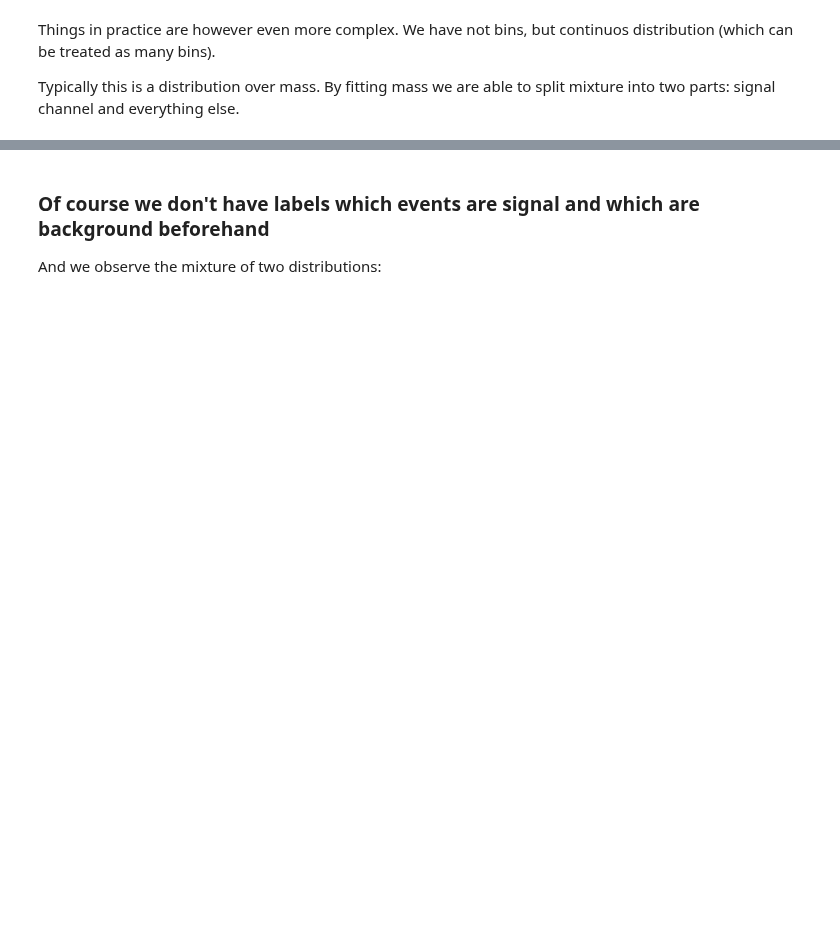
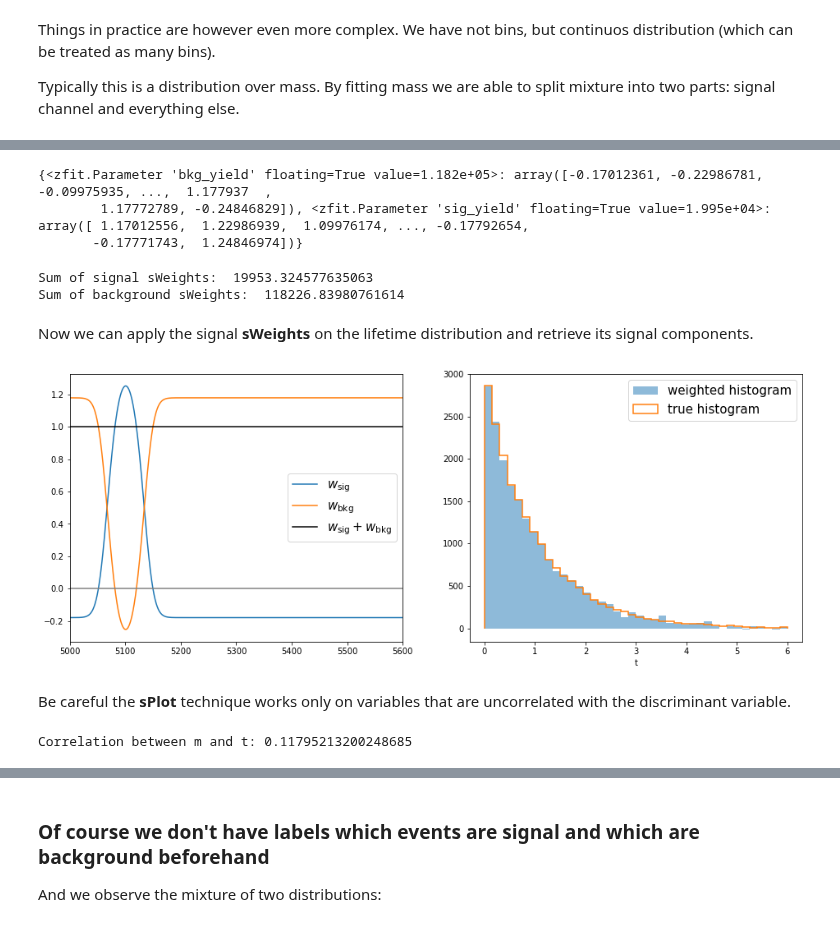
Before and after one commit to hsf-training/analysis-essentials, a Jupyter notebook: advanced-python/60sPlot.ipynb, the cells around one changed output, grey strips where cells are left out. Cells and saved outputs as stored; diff of their text form; code cells hidden in the pictures; blank space fills up the shorter version.

```diff
--- a/advanced-python/60sPlot.ipynb
+++ b/advanced-python/60sPlot.ipynb
@@ -118,0 +142,5 @@ Typically this is a distribution over mass. By fitting mass we are able to split
+# %%
+mu = zfit.Parameter('mu', 2790, 5100, 5400)
+sigma = zfit.Parameter('sigma', 20, 1, 200)
+
+lambd = zfit.Parameter('lambda', -0.002, -0.01, 0.0001)
@@ -118,0 +280,44 @@ Typically this is a distribution over mass. By fitting mass we are able to split
+# %%
+from hepstats.splot import compute_sweights
+
+weights = compute_sweights(model, data_sw)
+
+print(weights)
+# %% [output]
+{<zfit.Parameter 'bkg_yield' floating=True value=1.182e+05>: array([-0.17012361, -0.22986781, -0.09975935, ...,  1.177937  ,
+        1.17772789, -0.24846829]), <zfit.Parameter 'sig_yield' floating=True value=1.995e+04>: array([ 1.17012556,  1.22986939,  1.09976174, ..., -0.17792654,
+       -0.17771743,  1.24846974])}
+# %%
+print("Sum of signal sWeights: ", np.sum(weights[sig_yield]))
+print("Sum of background sWeights: ", np.sum(weights[bkg_yield]))
+# %% [output]
+Sum of signal sWeights:  19953.324577635063
+Sum of background sWeights:  118226.83980761614
+# %% [markdown]
+Now we can apply the signal **sWeights** on the lifetime distribution and retrieve its signal components.
+# %%
+fig, axs = plt.subplots(1, 2, figsize=(16, 6))
+nbins = 40
+
+sorter = np_m_sw.argsort()
+
+axs[0].plot(np_m_sw[sorter], weights[sig_yield][sorter], label="$w_\\mathrm{sig}$")
+axs[0].plot(np_m_sw[sorter], weights[bkg_yield][sorter], label="$w_\\mathrm{bkg}$")
+axs[0].plot(np_m_sw[sorter], weights[sig_yield][sorter] + weights[bkg_yield][sorter],
+            "-k", label="$w_\\mathrm{sig} + w_\\mathrm{bkg}$")
+axs[0].axhline(0, color="0.5")
+axs[0].legend(fontsize=15)
+axs[0].set_xlim(5000, 5600)
+
+axs[1].hist(np_t_sw, bins=nbins, range=(0, 6), weights=weights[sig_yield], label="weighted histogram", alpha=.5)
+axs[1].hist(np_sig_t_sw, bins=nbins, range=(0, 6), histtype="step", label="true histogram", lw=1.5)
+axs[1].set_xlabel("t")
+axs[1].legend(fontsize=15);
+# %% [output]
+[figure, added]
+# %% [markdown]
+Be careful the **sPlot** technique works only on variables that are uncorrelated with the discriminant variable.
+# %%
+print(f"Correlation between m and t: {np.corrcoef(np_m_sw, np_t_sw)[0, 1]}")
+# %% [output]
+Correlation between m and t: 0.11795213200248685
```
Also changed, not shown: parts of 27 cells of this notebook, 13 other files.
